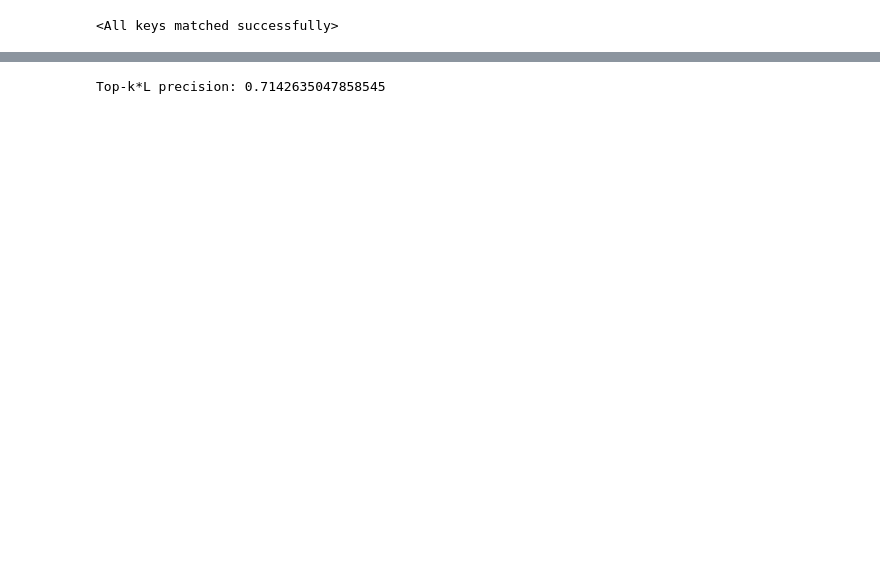
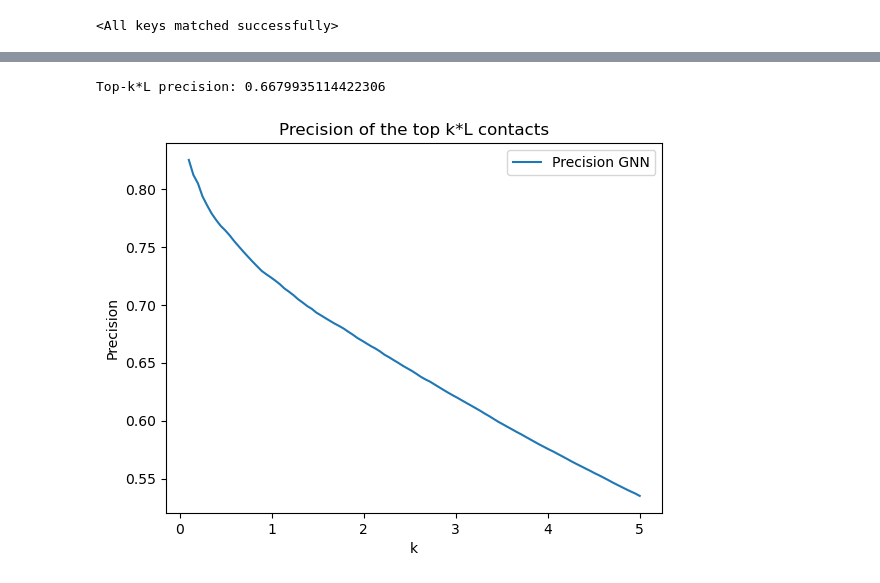
Before and after one commit to Fabiog17/Internship, a Jupyter notebook: GNN_cc_likeDCA.ipynb, the cells around one changed output, grey strips where cells are left out. Cells and saved outputs as stored; diff of their text form; code cells hidden in the pictures; blank space fills up the shorter version.

```diff
--- a/GNN_cc_likeDCA.ipynb
+++ b/GNN_cc_likeDCA.ipynb
@@ -770,6 +792,6 @@ PR AUC GNN: 0.3665686489715951
 [figure]
 # %%
-
+#how to evaluate the precision of the top kL contact for each graph
 def topk_L_precision(model, loader, device, ratio=1.0):
     model.eval()
     per_graph_precisions = []
@@ -812,7 +834,59 @@ def topk_L_precision(model, loader, device, ratio=1.0):
 
     return float(np.mean(per_graph_precisions)), per_graph_precisions
 
-print("Top-k*L precision:", topk_L_precision(model, test_loader, device, ratio=1)[0])
+print("Top-k*L precision:", topk_L_precision(model, test_loader, device, ratio=2)[0])
 # %% [output]
-Top-k*L precision: 0.7142635047858545
+Top-k*L precision: 0.6679935114422306
+# %%
+#precision in function of the number of contact to predict
+
+total_k=np.linspace(0.1,5,100)
+p_GNN=[]
+
+for k in total_k:
+    prec=[]
+
+    for batch in test_loader:
+        batch = batch.to(device)
+
+        #accuracy for a single batch
+        with torch.no_grad():
+            _, pred_logits = model(batch)
+            scores = torch.sigmoid(pred_logits.squeeze(-1))
+
+
+        mask = batch.edge_mask & batch.pair_mask
+        scores = scores[mask]
+
+        true_contacts = batch.y.squeeze(-1)[mask]
+
+        L = batch.L
+        topk = int(k * L)
+
+        topk_idx = torch.topk(scores, k=min(topk, scores.numel())).indices
+
+
+        topk_true = true_contacts[topk_idx]
+
+
+        num_correct = topk_true.sum()
+        precision = (num_correct / len(topk_true)).item()
+        prec.append(precision)
+
+
+    p_GNN.append(np.mean(prec))
+
+plt.figure()
+
+plt.plot(total_k, p_GNN, label=f"Precision GNN")
+
+
+plt.xlabel("k")
+plt.ylabel("Precision")
+plt.title("Precision of the top k*L contacts")
+plt.legend()
+
+plt.show()
+# %% [output]
+[figure, added]
 # %%
```
Also changed, not shown: parts of 27 cells of this notebook, 9 other files.
